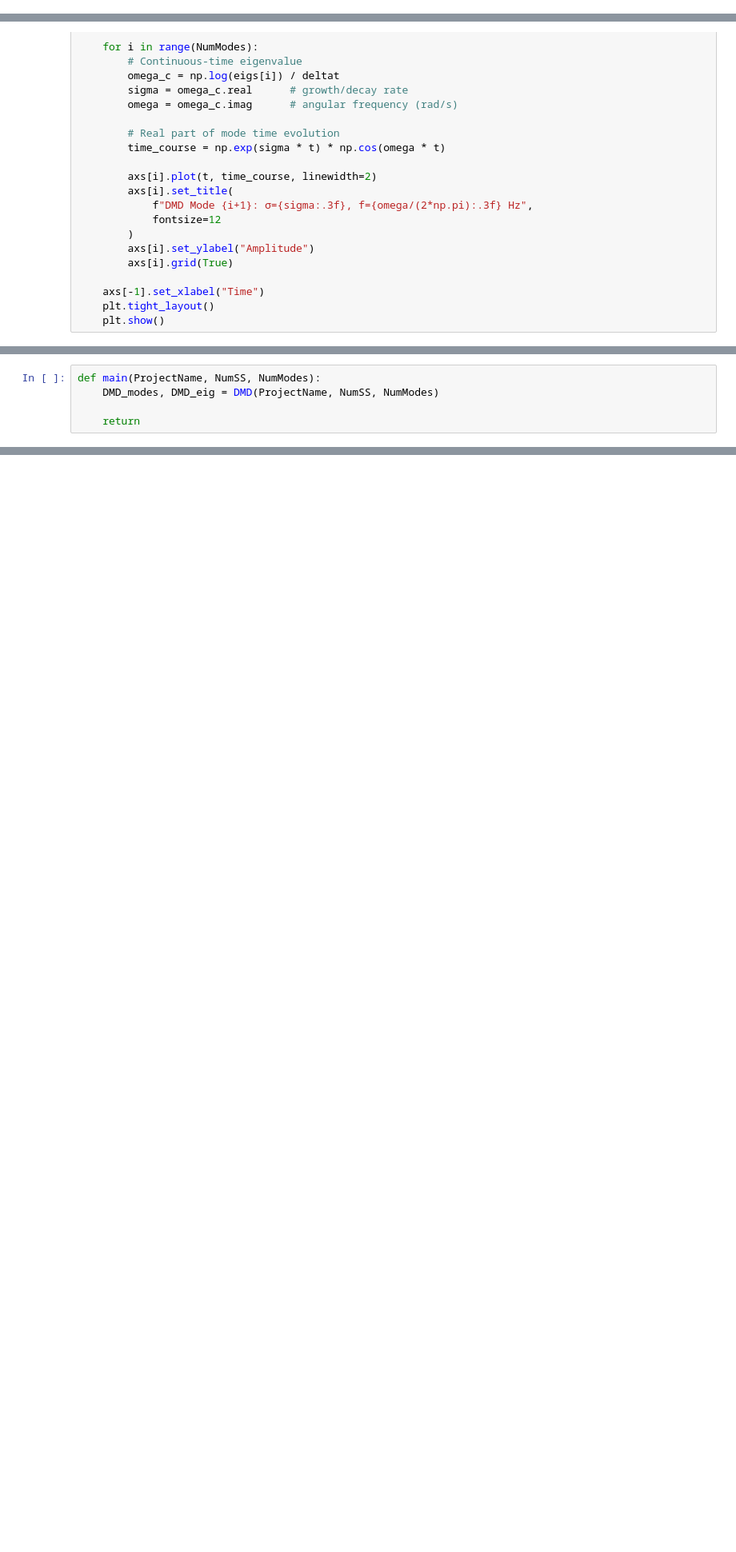
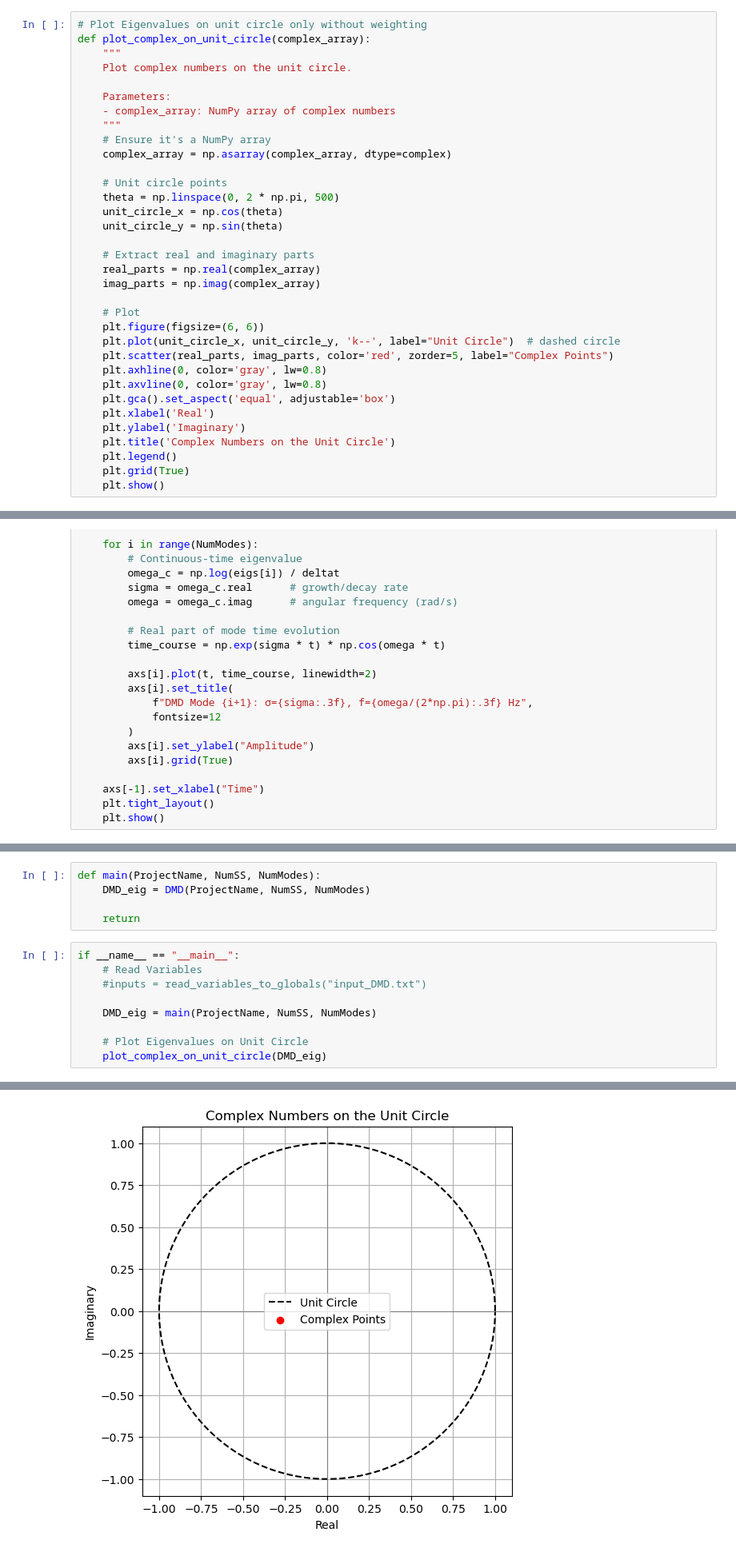
Before and after one commit to mquan2k2/ROM-Heart-Valve, a Jupyter notebook: DMD.ipynb, the cells around one changed output, grey strips where cells are left out. Shown at 80% size. Drawn from its saved outputs; the diff is of its cells as text; blank space fills up the shorter version.

Commit message:
Finished Validating up until DMD eigenvalue calculation

```diff
--- a/DMD.ipynb
+++ b/DMD.ipynb
@@ -149,6 +167,40 @@ def plot_eigs_on_unit_circle(eigvals, b_k, n=1, cmap='viridis'):
     cbar.set_label(r"$|\lambda_k^n b_k|$")
 
     plt.show()
+# %%
+# Plot Eigenvalues on unit circle only without weighting
+def plot_complex_on_unit_circle(complex_array):
+    """
+    Plot complex numbers on the unit circle.
+
+    Parameters:
+    - complex_array: NumPy array of complex numbers
+    """
+    # Ensure it's a NumPy array
+    complex_array = np.asarray(complex_array, dtype=complex)
+
+    # Unit circle points
+    theta = np.linspace(0, 2 * np.pi, 500)
+    unit_circle_x = np.cos(theta)
+    unit_circle_y = np.sin(theta)
+
+    # Extract real and imaginary parts
+    real_parts = np.real(complex_array)
+    imag_parts = np.imag(complex_array)
+
+    # Plot
+    plt.figure(figsize=(6, 6))
+    plt.plot(unit_circle_x, unit_circle_y, 'k--', label="Unit Circle")  # dashed circle
+    plt.scatter(real_parts, imag_parts, color='red', zorder=5, label="Complex Points")
+    plt.axhline(0, color='gray', lw=0.8)
+    plt.axvline(0, color='gray', lw=0.8)
+    plt.gca().set_aspect('equal', adjustable='box')
+    plt.xlabel('Real')
+    plt.ylabel('Imaginary')
+    plt.title('Complex Numbers on the Unit Circle')
+    plt.legend()
+    plt.grid(True)
+    plt.show()
 # %%
 # Plot the eigenvalues against amountof energy they each contain
 # %%
@@ -217,5 +269,15 @@ def save_modes(ProjectName, DMD_modes):
 # %%
 def main(ProjectName, NumSS, NumModes):
-    DMD_modes, DMD_eig = DMD(ProjectName, NumSS, NumModes)
+    DMD_eig = DMD(ProjectName, NumSS, NumModes)
 
     return
+# %%
+if __name__ == "__main__":
+    # Read Variables
+    #inputs = read_variables_to_globals("input_DMD.txt")
+
+    DMD_eig = main(ProjectName, NumSS, NumModes)
+
+    # Plot Eigenvalues on Unit Circle
+    plot_complex_on_unit_circle(DMD_eig)
+# %% [output]
@@ -221,0 +301 @@ def main(ProjectName, NumSS, NumModes):
+[figure, added]
```
Also changed, not shown: parts of 5 cells of this notebook.
